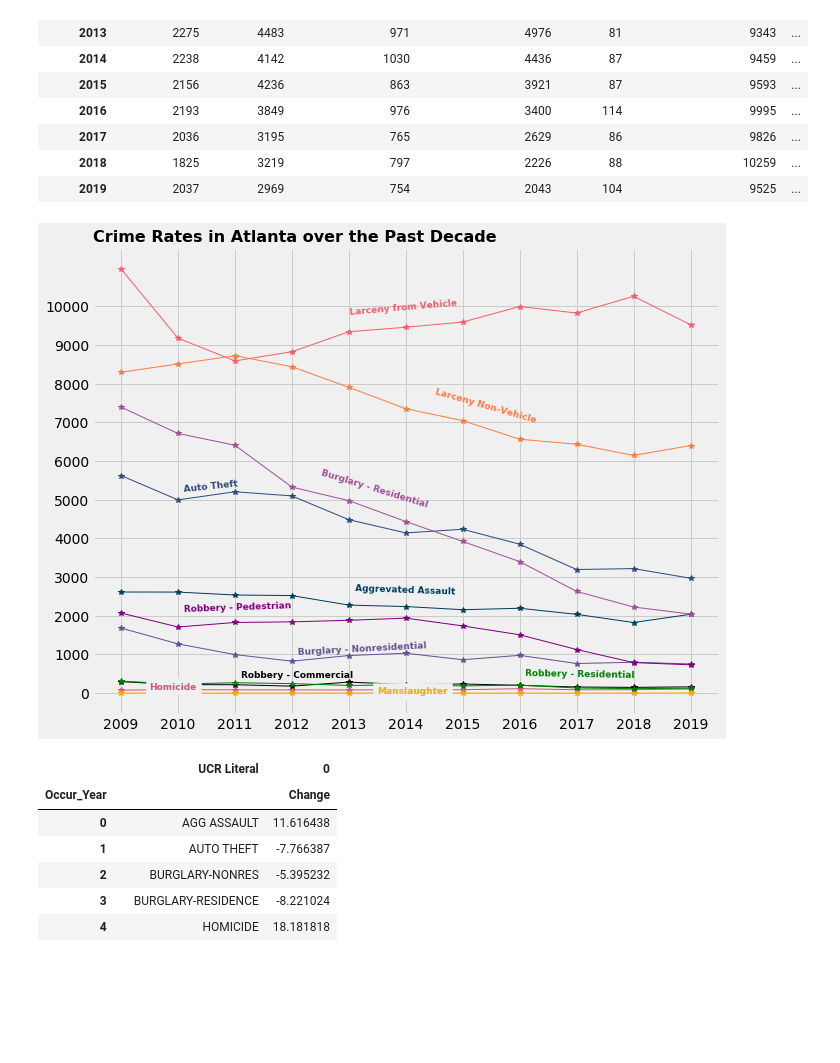
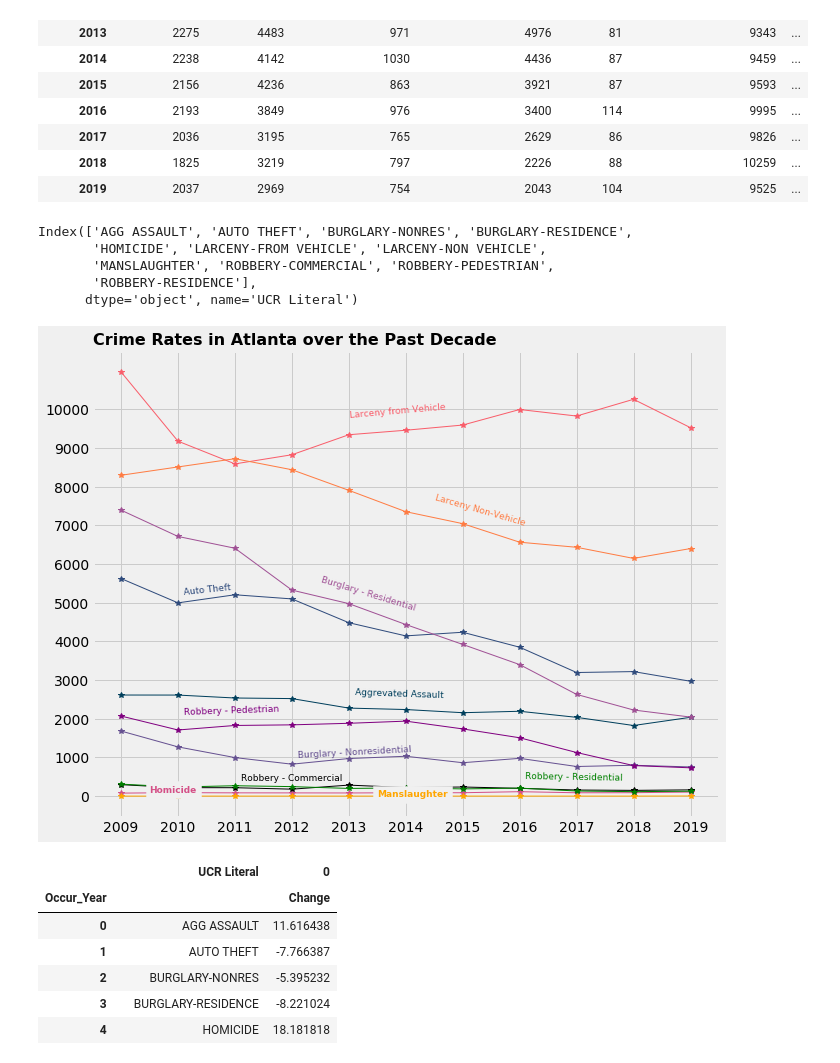
Before and after one commit to jiobu1/DS-Unit-1-Sprint-4-Data-Storytelling-Portfolio-Project, a Jupyter notebook: Jisha_Obukwelu_Unit_1_Data_Storytelling_Project.ipynb, the cells around one changed output. Cells and saved outputs as stored; diff of their text form; code cells hidden in the pictures; blank space fills up the shorter version.

Commit message:
breaks down crimes individually to track change. Explore NAN value for manslaughter

```diff
--- a/Jisha_Obukwelu_Unit_1_Data_Storytelling_Project.ipynb
+++ b/Jisha_Obukwelu_Unit_1_Data_Storytelling_Project.ipynb
@@ -270,6 +271,14 @@ crime_year
 | 2017 | 2036 | 3195 | 765 | 2629 | 86 | 9826 | ... |
 | 2018 | 1825 | 3219 | 797 | 2226 | 88 | 10259 | ... |
 | 2019 | 2037 | 2969 | 754 | 2043 | 104 | 9525 | ... |
+# %%
+crime_year.columns
+# %% [output]
+Index(['AGG ASSAULT', 'AUTO THEFT', 'BURGLARY-NONRES', 'BURGLARY-RESIDENCE',
+       'HOMICIDE', 'LARCENY-FROM VEHICLE', 'LARCENY-NON VEHICLE',
+       'MANSLAUGHTER', 'ROBBERY-COMMERCIAL', 'ROBBERY-PEDESTRIAN',
+       'ROBBERY-RESIDENCE'],
+      dtype='object', name='UCR Literal')
 # %%
 # Playing with loop to generate both lines and labels
 plt.style.use('fivethirtyeight')
@@ -301,36 +310,37 @@ plt.xticks(range(2009, 2020, 1 ))
 plt.yticks(range(0, 11000, 1000))
 
 #Sometimes shows up and somethimes does not.
 plt.xlabel = ('Years')
 plt.ylabel = ('Crimes')
 
 #Labeling Lines
 text = []
 
 x_coordinates = [2013.1, 2010.1, 2012.1, 2012.5, 2009.5, 2013, 2014.5, 2013.5, 2011.1, 2010.1, 2016.1]
 y_coordinates = [2550, 5200, 1000, 4800, 100, 9800, 7000, -10, 400, 2100, 400]
 labels = ['Aggrevated Assault', 'Auto Theft', 'Burglary - Nonresidential',
           'Burglary - Residential', '', 'Larceny from Vehicle', 'Larceny Non-Vehicle',
           '', 'Robbery - Commercial', 'Robbery - Pedestrian', 'Robbery - Residential']
 rotations = [-2, 6, 3, -17, 0, 5, -16, 0, 0, 2, -1]
 
 
 for x, y, label, color, rotation in zip(x_coordinates, y_coordinates, labels, colors_array, rotations):
-  position = plt.text(x = x, y = y, s = label , color = color, fontsize = 9, weight = 'bold', rotation = rotation)
+  position = plt.text(x = x, y = y, s = label , color = color, fontsize = 9, rotation = rotation)
   text.append(position)
 
 text;
 
 #Two Other Labels
 plt.text(x = 2009.5, y = 100, s = 'Homicide', color = colors_array[4],
          fontsize = 9,  weight = 'bold', backgroundcolor = '#f0f0f0', rotation = 0)
-plt.text(x = 2013.5, y = -15, s = 'Manslaughter', color = colors_array[7],
+plt.text(x = 2013.5, y = -15, s = 'Manslaughter', color =colors_array[7],
          fontsize = 9,  weight = 'bold', backgroundcolor = '#f0f0f0', rotation = 0 )
 
 
+
 plt.show()
 # %% [output]
-[figure, old version]
+[figure, new version]
 # %%
 types = pd.DataFrame(arrests.groupby(by = ['Occur_Year','UCR Literal']).size()).unstack('Occur_Year')
 types = types.reset_index(level = ['UCR Literal'])
```
Also changed, not shown: parts of 31 cells of this notebook.
